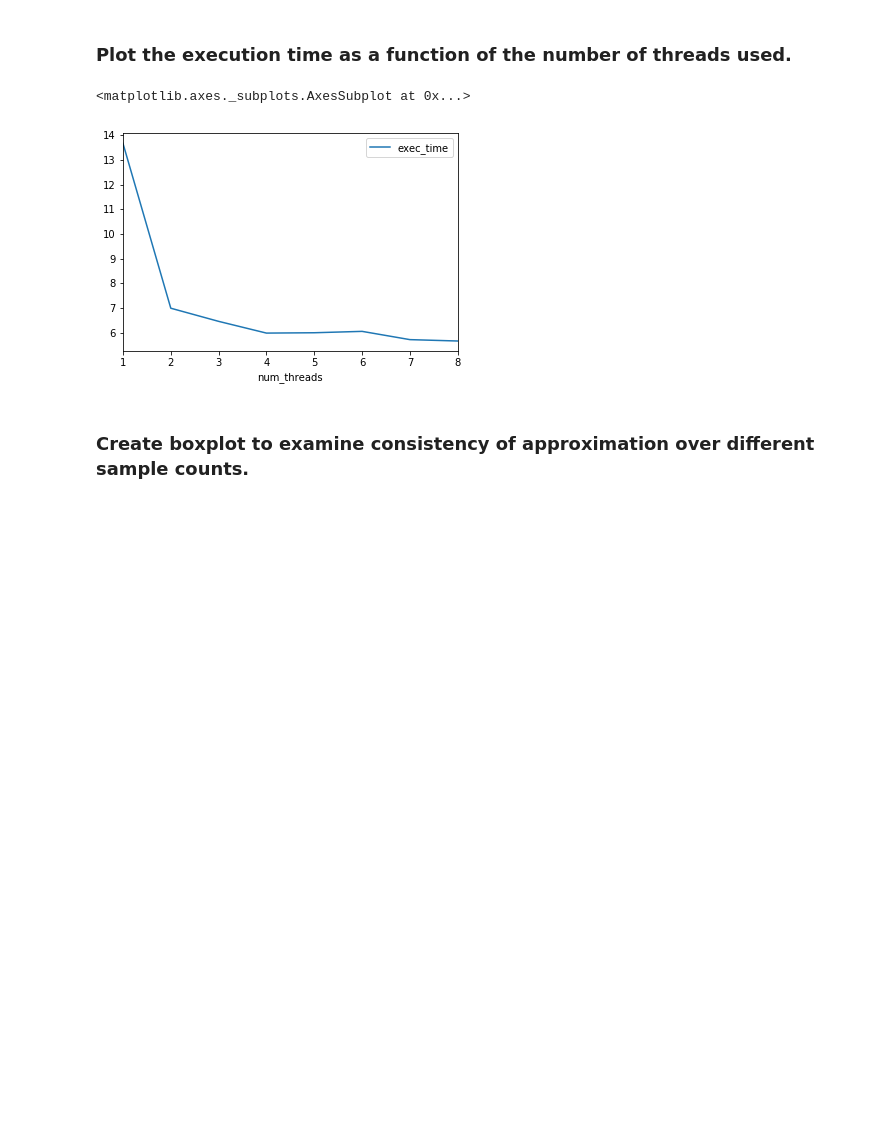
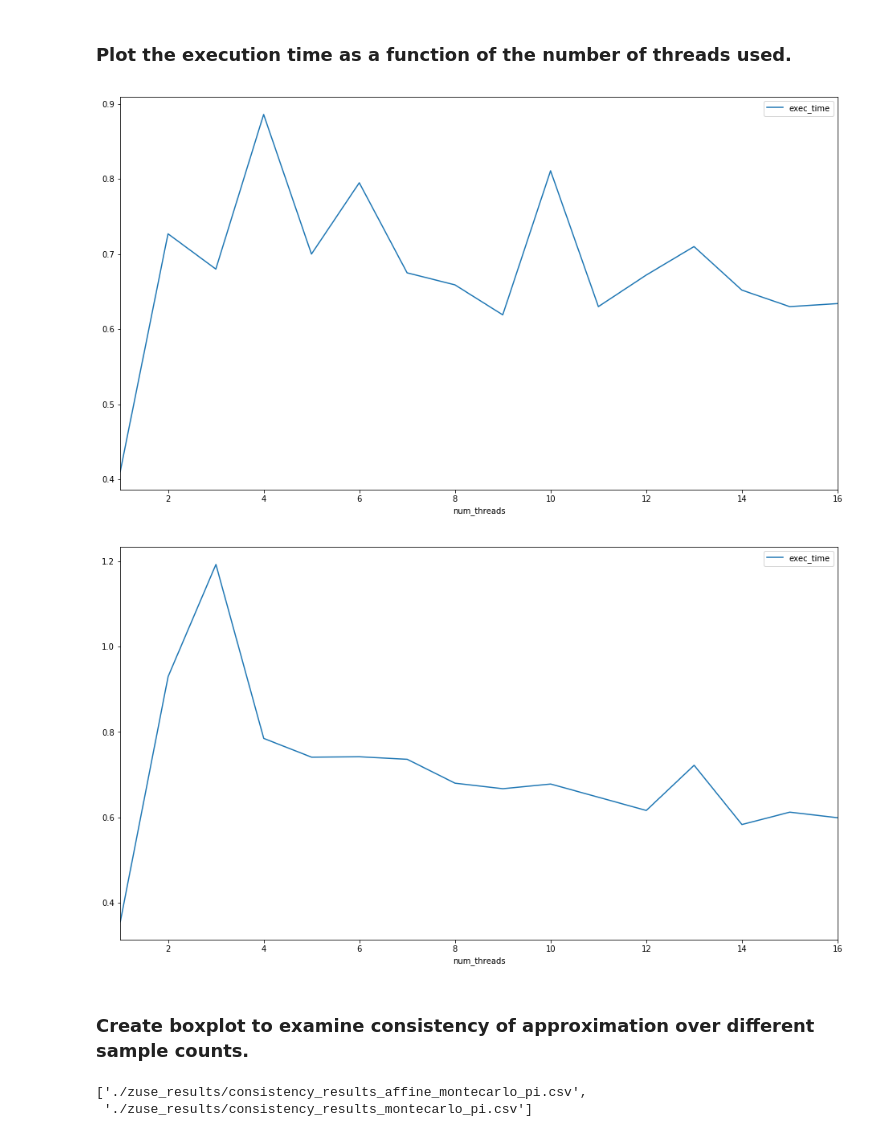
Before and after one commit to flxw/cluster-computing-up, a Jupyter notebook: blatt2/aufgabe_2_3/Plot Results.ipynb, the cells around one changed output. Cells and saved outputs as stored; diff of their text form; code cells hidden in the pictures; blank space fills up the shorter version.

```diff
--- a/blatt2/aufgabe_2_3/Plot Results.ipynb
+++ b/blatt2/aufgabe_2_3/Plot Results.ipynb
@@ -5,10 +6,18 @@ import numpy as np
 # %% [markdown]
 ### Plot the execution time as a function of the number of threads used.
-# %%
-df = pd.read_csv("benchmark_10000000000.csv")
-df.plot(x="num_threads", y="exec_time")
-# %% [output]
-<matplotlib.axes._subplots.AxesSubplot at 0x...>
-[figure, removed]
+# %%
+for benchmark_result in glob.glob("./zuse_results/benchmark_results*_montecarlo_pi.csv"):
+    df = pd.read_csv(benchmark_result)
+    ax = df.plot(x="num_threads", y="exec_time", figsize=(16, 9))
+    fig = ax.get_figure()
+    fig.savefig(benchmark_result[:-4]+".png", dpi=300)
+# %% [output]
+[figure, added]
+[figure, added]
 # %% [markdown]
 ### Create boxplot to examine consistency of approximation over different sample counts.
+# %%
+glob.glob("./zuse_results/consistency_results*_montecarlo_pi.csv")
+# %% [output]
+['./zuse_results/consistency_results_affine_montecarlo_pi.csv',
+ './zuse_results/consistency_results_montecarlo_pi.csv']
```
Also changed, not shown: parts of 3 cells of this notebook, 7 other files.
